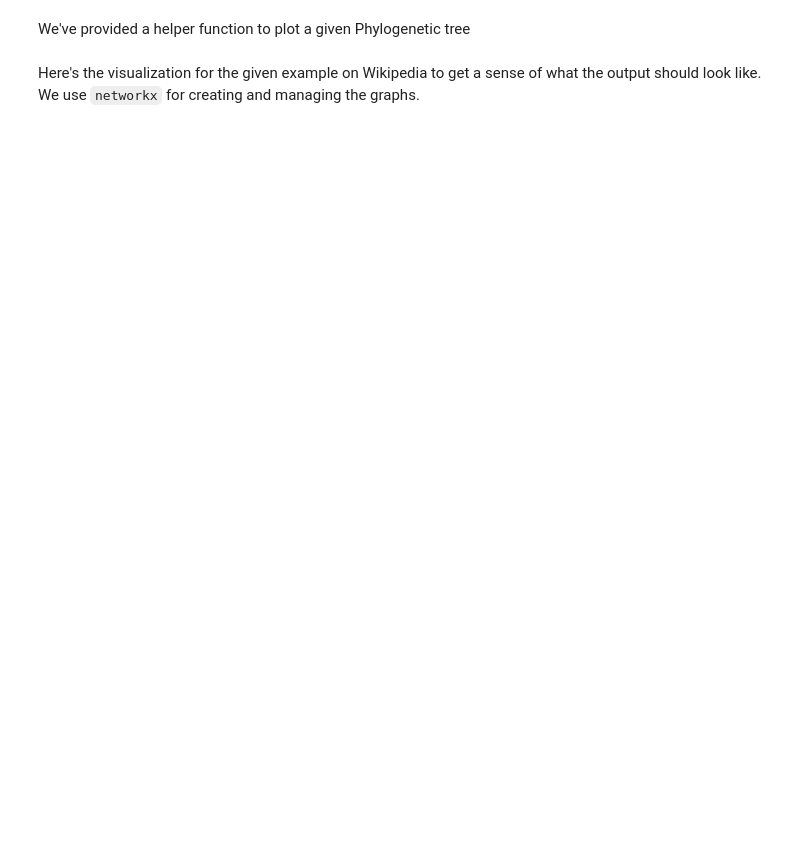
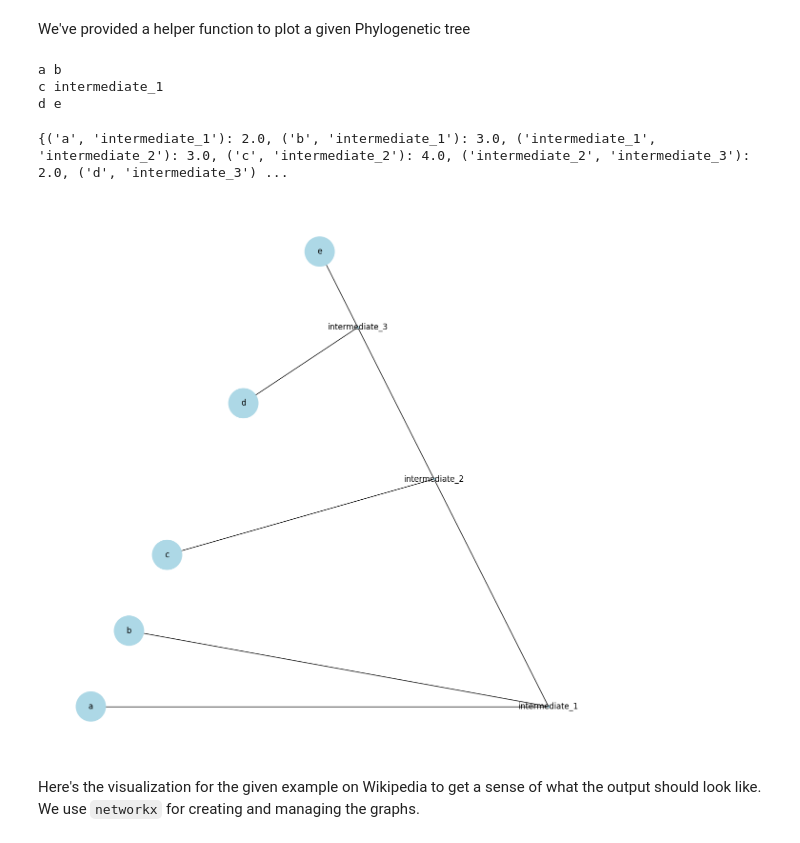
Before and after one commit to Ann924/Project-2-2022F, a Jupyter notebook: project2.ipynb, the cells around one changed output. Saved outputs shown, nothing was run; the diff lists cells and outputs as text; code cells hidden in the pictures; blank space fills up the shorter version.

Commit message:
constructed phylogeny

```diff
--- a/project2.ipynb
+++ b/project2.ipynb
@@ -650,3 +760,21 @@ def construct_alignment(dist, names):
+# %%
+distances = np.array([
+    [0, 5, 9, 9, 8],
+    [5, 0, 10, 10, 9],
+    [9, 10, 0, 8, 7],
+    [9, 10, 8, 0, 3],
+    [8, 9, 7, 3, 0]
+], dtype=float)
+
+G= construct_alignment(distances, ["a", "b", "c", "d", "e"])
+# %% [output]
+a b
+c intermediate_1
+d e
+# %%
+print(nx.get_edge_attributes(G, "dist"))
+# %% [output]
+{('a', 'intermediate_1'): 2.0, ('b', 'intermediate_1'): 3.0, ('intermediate_1', 'intermediate_2'): 3.0, ('c', 'intermediate_2'): 4.0, ('intermediate_2', 'intermediate_3'): 2.0, ('d', 'intermediate_3') ...
 # %%
 def draw_graph_nice(G):
     """
@@ -662,6 +790,10 @@ def draw_graph_nice(G):
             labels[node] = node
     fig, ax = plt.subplots(figsize=(15,15))
     nx.draw_planar(G, node_size=sizes, with_labels=True, node_color = "#ADD8E6")
+# %%
+draw_graph_nice(G)
+# %% [output]
+[figure, added]
 # %% [markdown]
 Here's the visualization for the given example on Wikipedia to get a sense of what the output should look like. We use `networkx` for creating and managing the graphs.
 # %%
```
Also changed, not shown: parts of 17 cells of this notebook.
